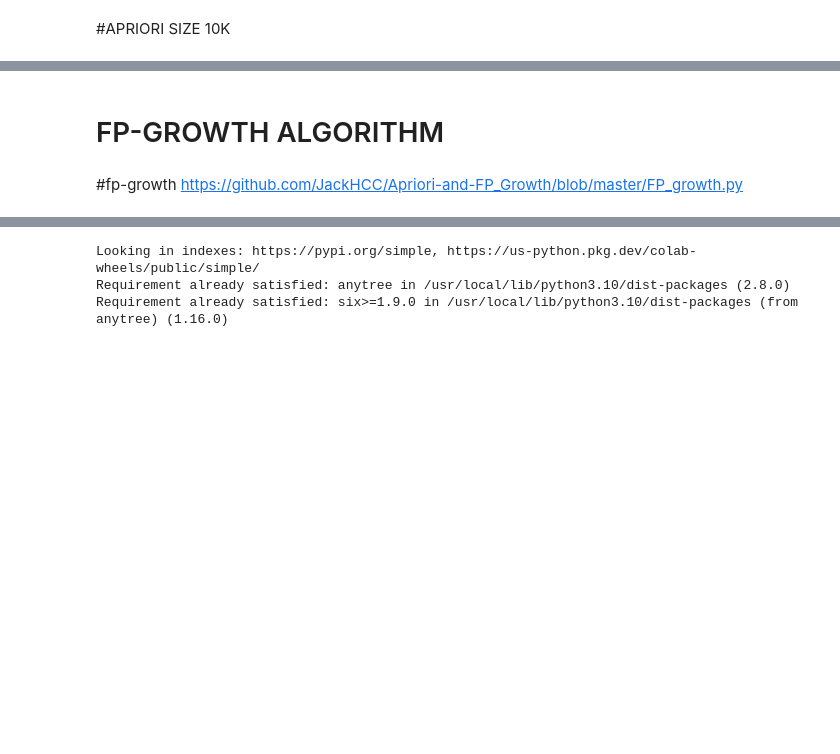
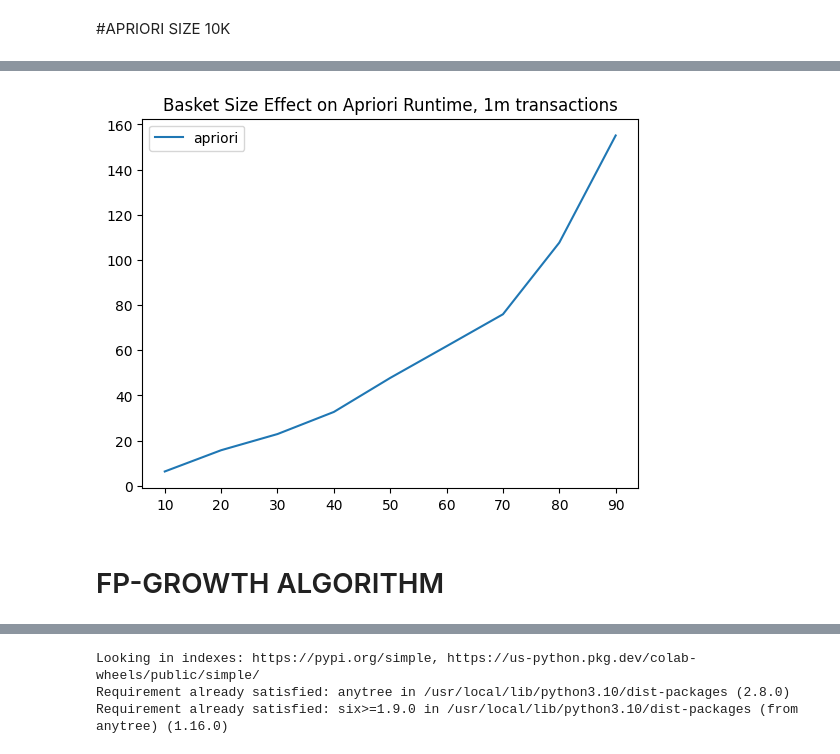
Before and after one commit to NicoloAvesani/Finding-Frequent-Itemsets-, a Jupyter notebook: MINING_PROJECT_APRIORI_ECLAT_FPGROWTH.ipynb, the cells around one changed output, grey strips where cells are left out. Drawn from its saved outputs; the diff is of its cells as text; code cells hidden in the pictures; blank space fills up the shorter version.

```diff
--- a/MINING_PROJECT_APRIORI_ECLAT_FPGROWTH.ipynb
+++ b/MINING_PROJECT_APRIORI_ECLAT_FPGROWTH.ipynb
@@ -581,5 +710,11 @@ plt.show()
+# %%
+plt.title('Basket Size Effect on Apriori Runtime, 1m transactions')
+plt.plot(runtime_apriori_size_1m, label='apriori')
+size = ['10','20','30','40','50','60','70','80','90']
+plt.xticks(range(len(size)), size)
+plt.legend()
+plt.show()
+# %% [output]
+[figure, added]
 # %% [markdown]
 # FP-GROWTH ALGORITHM
-# %% [markdown]
-#fp-growth
-https://github.com/JackHCC/Apriori-and-FP_Growth/blob/master/FP_growth.py
```
Also changed, not shown: parts of 53 cells of this notebook.
